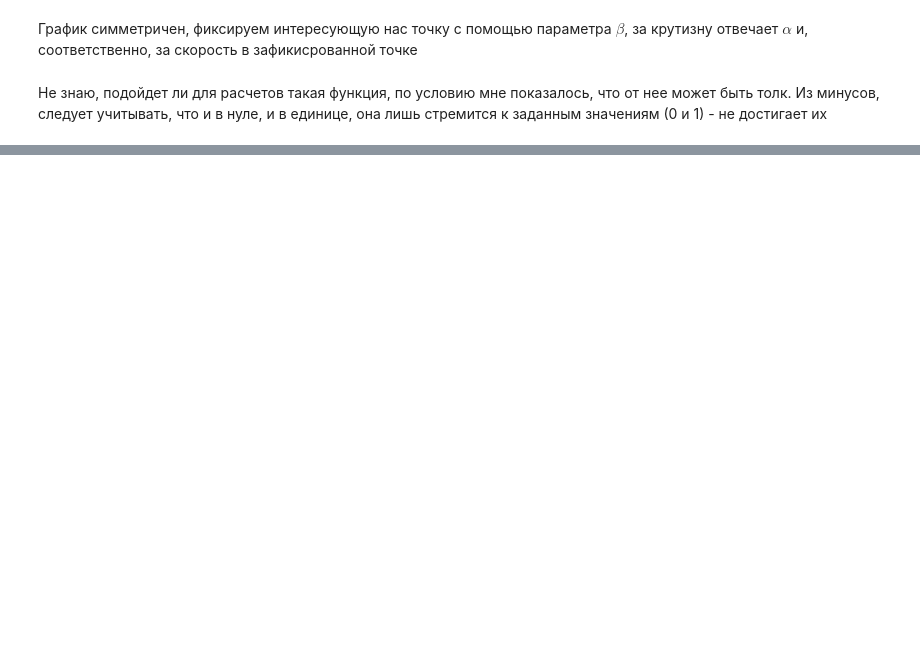
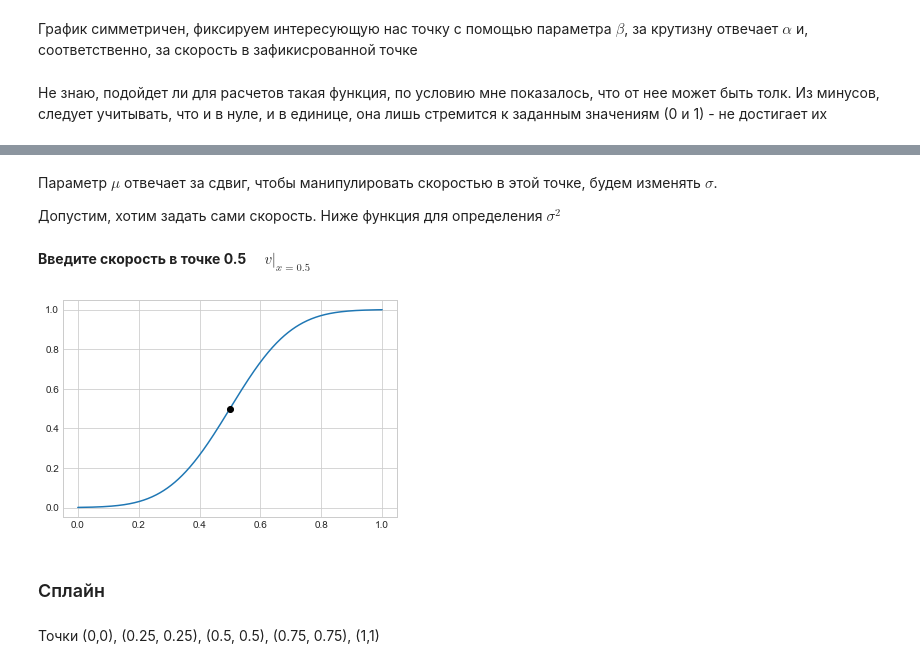
Before and after one commit to AlKul/Burnout_equation, a Jupyter notebook: Burnout.ipynb, the cells around one changed output, grey strips where cells are left out. Saved outputs shown, nothing was run; the diff lists cells and outputs as text; code cells hidden in the pictures; blank space fills up the shorter version.

```diff
--- a/Burnout.ipynb
+++ b/Burnout.ipynb
@@ -109,0 +167,30 @@ plt.show()
+# %% [markdown]
+Параметр $\mu$ отвечает за сдвиг, чтобы манипулировать скоростью в этой точке, будем изменять $\sigma$.
+
+Допустим, хотим задать сами скорость. Ниже функция для определения $\sigma^2$
+# %%
+def determine_sigma_sq(v):
+    return ( 1./( v * (2*np.pi)**(0.5) ) )**2
+# %% [markdown]
+__Введите скорость в точке 0.5 $\quad v|_{x = 0.5}$__
+# %%
+v = 2.5
+# %%
+sigma_sq_cust = determine_sigma_sq(v)
+ox = np.linspace(0., 1, 500)
+
+# Gauss
+
+oy = func_Gauss(ox, 0.5, sigma_sq_cust)
+
+plt.plot(ox, oy)
+plt.plot(0.5, 0.5, marker = 'o', color = 'black')
+
+plt.plot()
+plt.show()
+# %% [output]
+[figure, added]
+# %% [markdown]
+### Сплайн
+# %% [markdown]
+Точки (0,0), (0.25, 0.25), (0.5, 0.5), (0.75, 0.75), (1,1)
```
Also changed, not shown: parts of 15 cells of this notebook.
